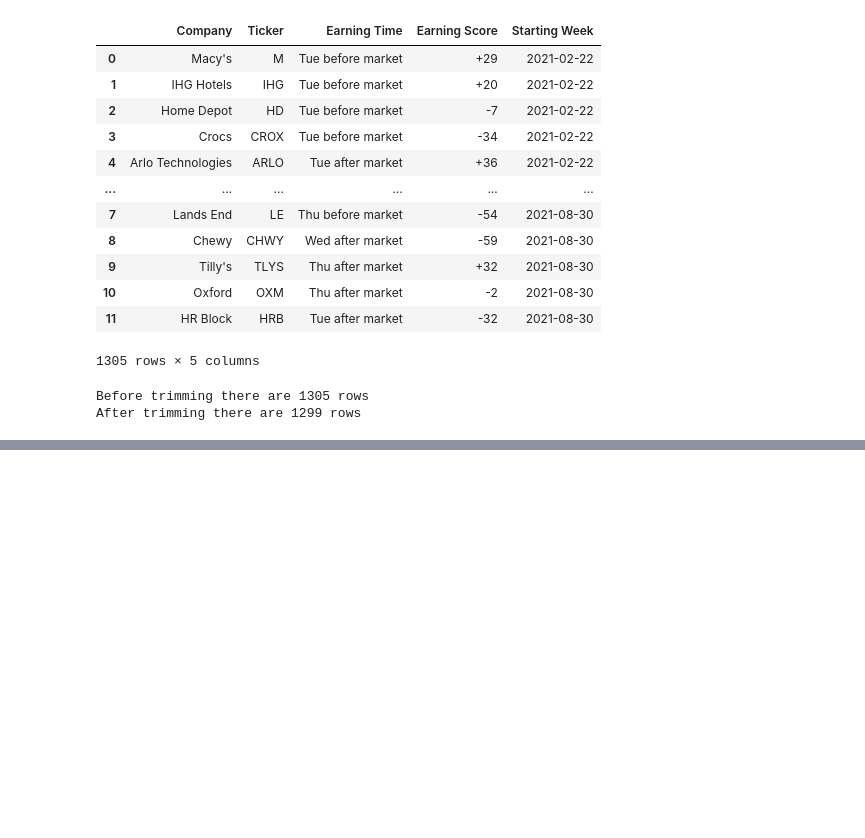
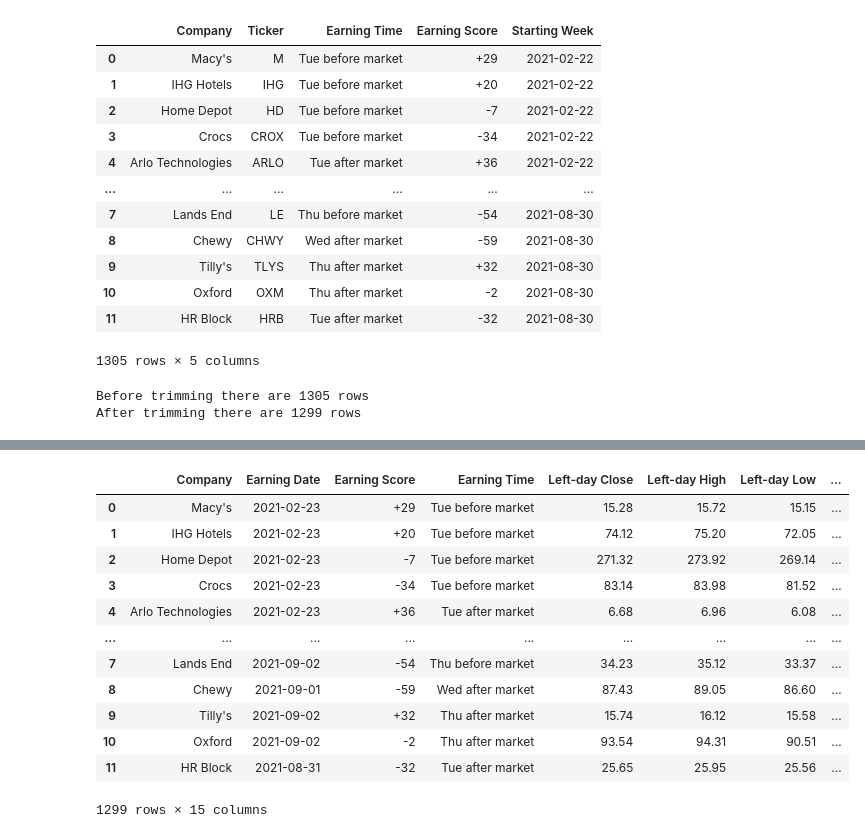
Before and after one commit to chutianwen/likefolioParser, a Jupyter notebook: Likefolio_parser.ipynb, the cells around one changed output, grey strips where cells are left out. Cells and saved outputs as stored; diff of their text form; code cells hidden in the pictures; blank space fills up the shorter version.

Commit message:
Add yahoo quote api

```diff
--- a/Likefolio_parser.ipynb
+++ b/Likefolio_parser.ipynb
@@ -244,0 +244,2 @@ After trimming there are 1299 rows
+# %%
+final_df['Earning Date'] = final_df.apply(lambda x: er_date(x['Starting Week'], x['Earning Time']), axis=1)
@@ -245 +258,3 @@ After trimming there are 1299 rows
+# %%
+final_df['Market Time'] = final_df.apply(lambda x: market_time(x['Earning Time']), axis=1)
 # %%
@@ -246,0 +268,38 @@ final_df.to_csv('earning_prediction.csv', index=False)
+# %%
+def get_quotes(row):
+    ticker, earning_dt, market_time = row['Ticker'], row['Earning Date'], row['Market Time']
+    if earning_dt and market_time:
+        earning_dt = parser.parse(earning_dt)
+        # actual is end_dt - 1, need +1 to offset API requirment
+        if market_time == PREMARKET:
+            start_dt = earning_dt + datetime.timedelta(-1)
+            end_dt = earning_dt + datetime.timedelta(1)
+        elif market_time == AFH:
+            start_dt = earning_dt
+            end_dt = earning_dt + datetime.timedelta(2)
+        else:
+            raise
+        start_dt = str(start_dt).split(' ')[0]
+        end_dt = str(end_dt).split(' ')[0]
+    #     print(start_dt, end_dt)
+
+        try:
+            stock = yf.Ticker(ticker)
+            quotes = stock.history(start=start_dt, end=end_dt).round(2)
+            start_quotes = quotes.iloc[0]
+            end_quotes = quotes.iloc[1]
+            row['Left-day Open'] = start_quotes.Open
+            row['Right-day Open'] = end_quotes.Open
+            row['Left-day Close'] = start_quotes.Close
+            row['Right-day Close'] = end_quotes.Close
+            row['Left-day High'] = start_quotes.High
+            row['Right-day High'] = end_quotes.High
+            row['Left-day Low'] = start_quotes.Low
+            row['Right-day Low'] = end_quotes.Low
+        except:
+            pass
+
+    return row
+# %%
+final_df_with_quotes = final_df.apply(lambda x: get_quotes(x), axis=1)
+'Done'
@@ -246,0 +327,16 @@ final_df.to_csv('earning_prediction.csv', index=False)
+# %%
+final_df_with_quotes
+# %% [output]
+|  | Company | Earning Date | Earning Score | Earning Time | Left-day Close | Left-day High | Left-day Low | ... |
+| 0 | Macy's | 2021-02-23 | +29 | Tue before market | 15.28 | 15.72 | 15.15 | ... |
+| 1 | IHG Hotels | 2021-02-23 | +20 | Tue before market | 74.12 | 75.20 | 72.05 | ... |
+| 2 | Home Depot | 2021-02-23 | -7 | Tue before market | 271.32 | 273.92 | 269.14 | ... |
+| 3 | Crocs | 2021-02-23 | -34 | Tue before market | 83.14 | 83.98 | 81.52 | ... |
+| 4 | Arlo Technologies | 2021-02-23 | +36 | Tue after market | 6.68 | 6.96 | 6.08 | ... |
+| ... | ... | ... | ... | ... | ... | ... | ... | ... |
+| 7 | Lands End | 2021-09-02 | -54 | Thu before market | 34.23 | 35.12 | 33.37 | ... |
+| 8 | Chewy | 2021-09-01 | -59 | Wed after market | 87.43 | 89.05 | 86.60 | ... |
+| 9 | Tilly's | 2021-09-02 | +32 | Thu after market | 15.74 | 16.12 | 15.58 | ... |
+| 10 | Oxford | 2021-09-02 | -2 | Thu after market | 93.54 | 94.31 | 90.51 | ... |
+| 11 | HR Block | 2021-08-31 | -32 | Tue after market | 25.65 | 25.95 | 25.56 | ... |
+1299 rows × 15 columns
```
Also changed, not shown: parts of 13 cells of this notebook.
